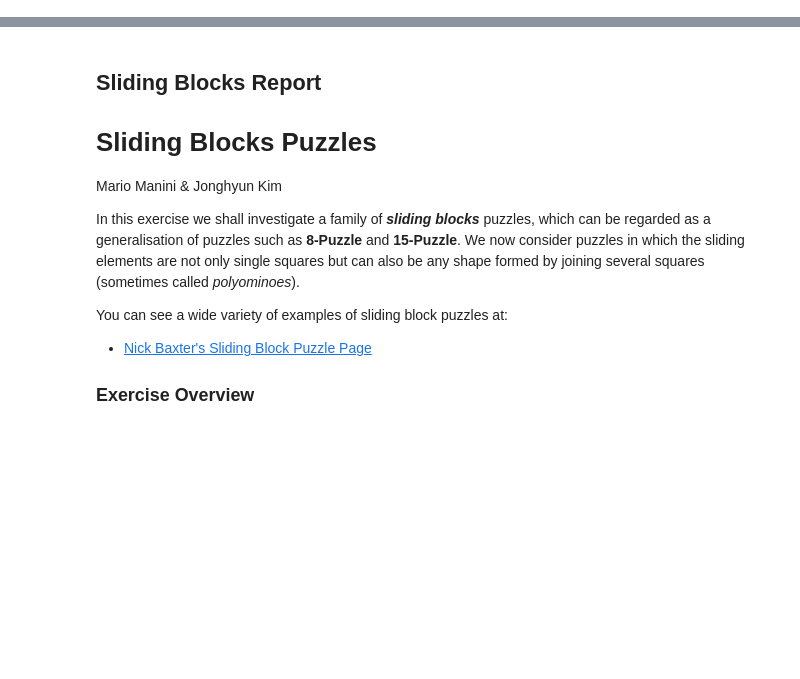
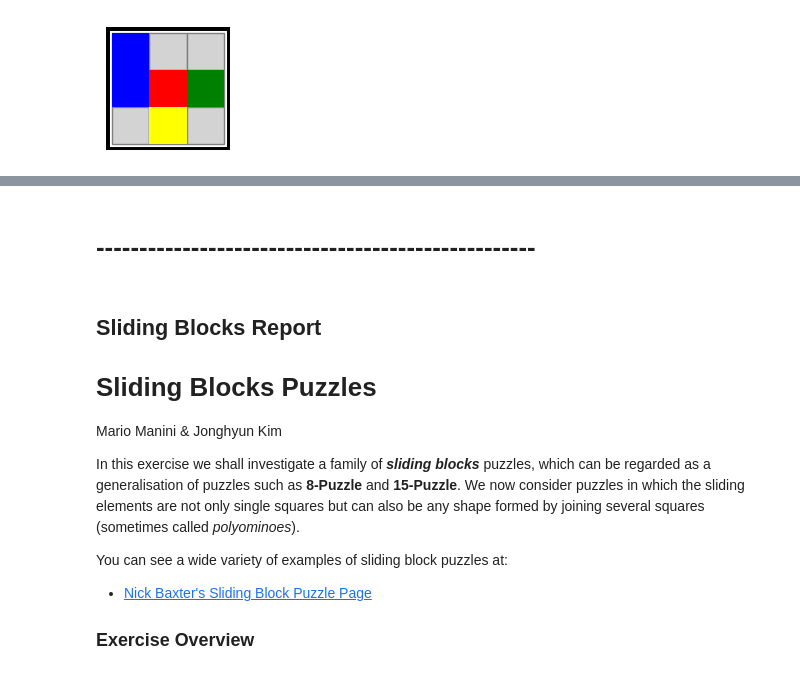
Before and after one commit to mario-manini/AICwk, a Jupyter notebook: SlidingBlocks.ipynb, the cells around one changed output, grey strips where cells are left out. Saved outputs shown, nothing was run; the diff lists cells and outputs as text; code cells hidden in the pictures; blank space fills up the shorter version.

```diff
--- a/SlidingBlocks.ipynb
+++ b/SlidingBlocks.ipynb
@@ -3,0 +222,9 @@
+# %%
+state = [[2,0,0],
+         [2,1,3],
+         [0,4,0]]
+
+bs = BlockState(state)
+bs.display()
+# %% [output]
+[figure, added]
@@ -4,5 +244,64 @@
 # %% [markdown]
 <a href="https://colab.research.google.com/github/mario-manini/AICwk/blob/main/SlidingBlocks.ipynb" target="_parent"><img src="https://colab.research.google.com/assets/colab-badge.svg" alt="Open In Colab"/></a>
+# %% [markdown]
+
+
+
+
+
+
+
+
+
+
+
+
+
+
+
+
+
+
+
+
+
+
+
+
+
+
+
+
+
+
+
+
+
+
+
+
+
+
+
+
+
+
+
+
+
+
+
+
+
+
+
+
+
+
+
+
+
+# ---------------------------------------------------
 # %% [markdown]
 ## **Sliding Blocks Report**
 # Sliding Blocks Puzzles
```
Also changed, not shown: parts of 11 cells of this notebook.
